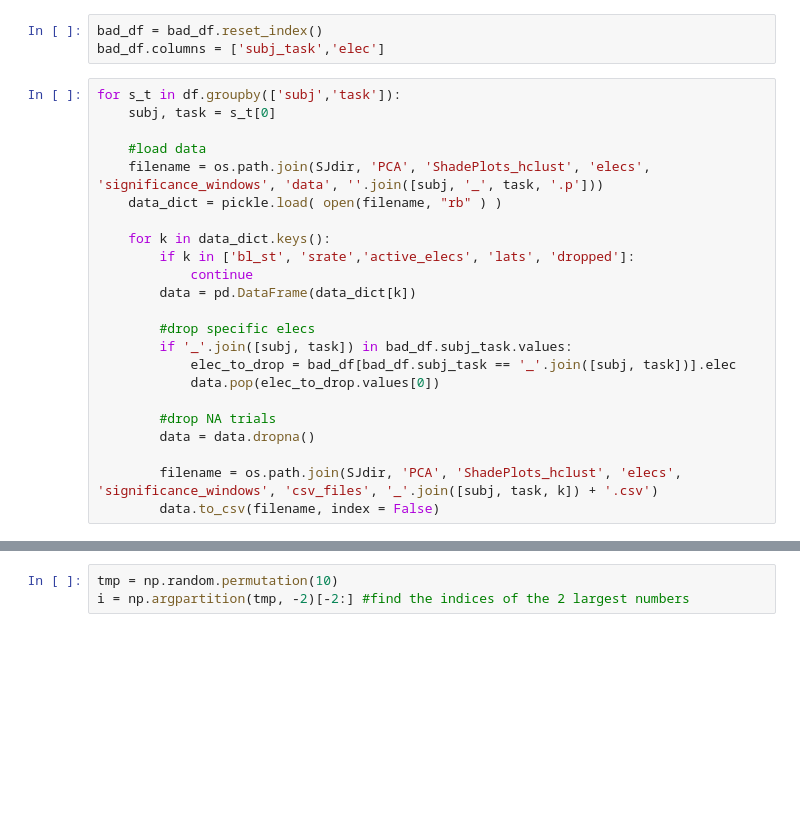
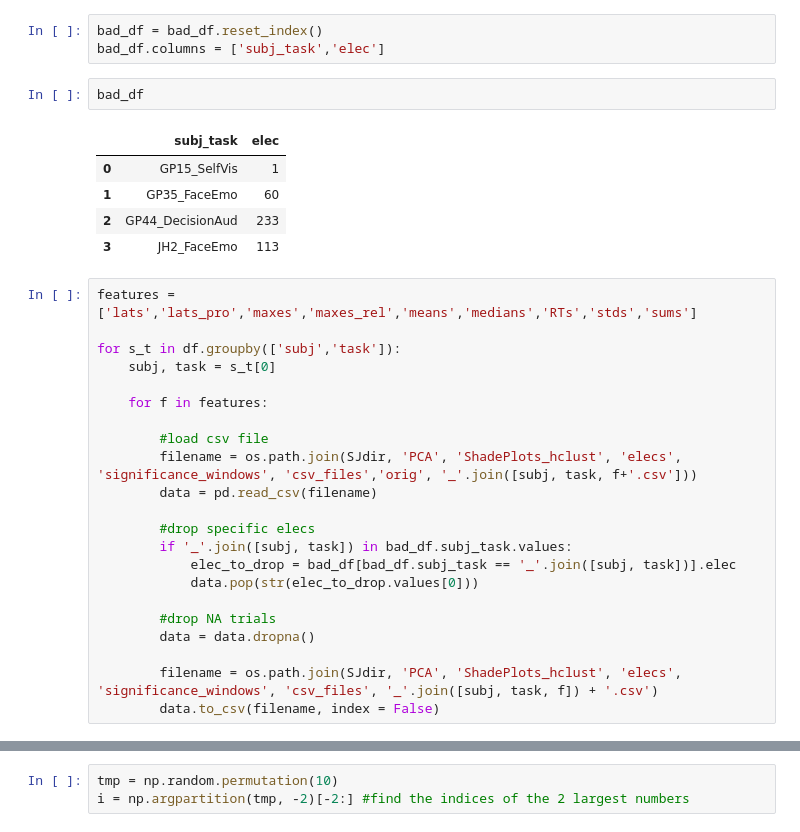
Before and after one commit to matarhaller/ECOGpy, a Jupyter notebook: elecs_values.ipynb, the cells around one changed output, grey strips where cells are left out. Drawn from its saved outputs; the diff is of its cells as text; blank space fills up the shorter version.

```diff
--- a/elecs_values.ipynb
+++ b/elecs_values.ipynb
@@ -25,26 +25,33 @@ bad_df = pd.DataFrame({'GP44_DecisionAud':233, 'GP15_SelfVis':1, 'JH2_FaceEmo':1
 # %%
 bad_df = bad_df.reset_index()
 bad_df.columns = ['subj_task','elec']
+# %%
+bad_df
+# %% [output]
+|  | subj_task | elec |
+| 0 | GP15_SelfVis | 1 |
+| 1 | GP35_FaceEmo | 60 |
+| 2 | GP44_DecisionAud | 233 |
+| 3 | JH2_FaceEmo | 113 |
 # %%
+features = ['lats','lats_pro','maxes','maxes_rel','means','medians','RTs','stds','sums']
+
 for s_t in df.groupby(['subj','task']):
     subj, task = s_t[0]
 
-    #load data
-    filename = os.path.join(SJdir, 'PCA', 'ShadePlots_hclust', 'elecs', 'significance_windows', 'data', ''.join([subj, '_', task, '.p']))
-    data_dict = pickle.load( open(filename, "rb" ) )
+    for f in features:
 
-    for k in data_dict.keys():
-        if k in ['bl_st', 'srate','active_elecs', 'lats', 'dropped']:
-            continue
-        data = pd.DataFrame(data_dict[k])
+        #load csv file
+        filename = os.path.join(SJdir, 'PCA', 'ShadePlots_hclust', 'elecs', 'significance_windows', 'csv_files','orig', '_'.join([subj, task, f+'.csv']))
+        data = pd.read_csv(filename)
 
         #drop specific elecs
         if '_'.join([subj, task]) in bad_df.subj_task.values:
             elec_to_drop = bad_df[bad_df.subj_task == '_'.join([subj, task])].elec
-            data.pop(elec_to_drop.values[0])
+            data.pop(str(elec_to_drop.values[0]))
 
         #drop NA trials
         data = data.dropna()
 
-        filename = os.path.join(SJdir, 'PCA', 'ShadePlots_hclust', 'elecs', 'significance_windows', 'csv_files', '_'.join([subj, task, k]) + '.csv')
+        filename = os.path.join(SJdir, 'PCA', 'ShadePlots_hclust', 'elecs', 'significance_windows', 'csv_files', '_'.join([subj, task, f]) + '.csv')
         data.to_csv(filename, index = False)
```
Also changed, not shown: parts of 1 cell of this notebook, 1 other file.
